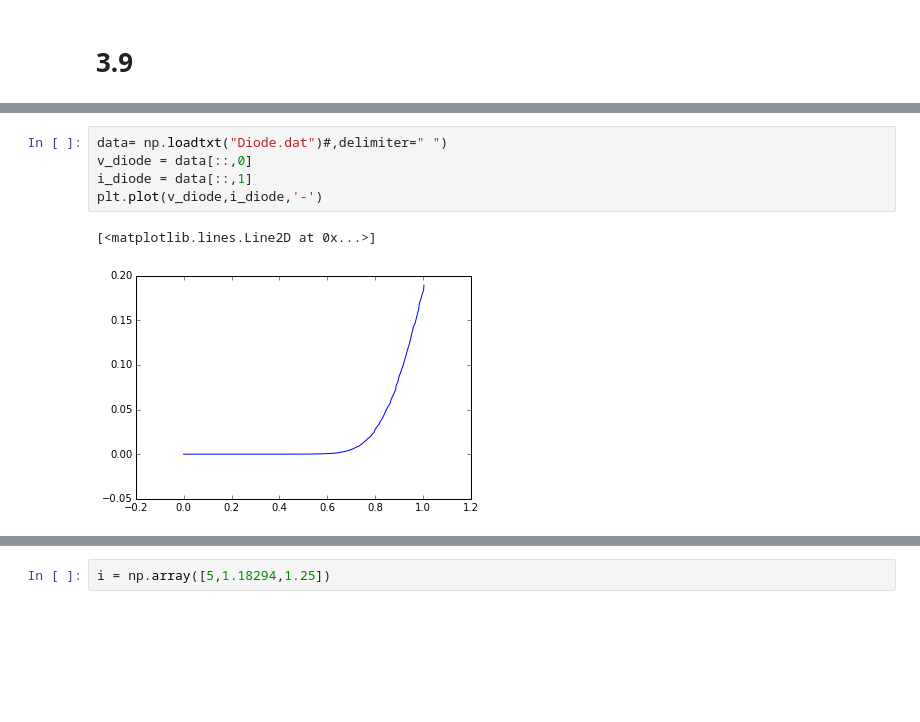
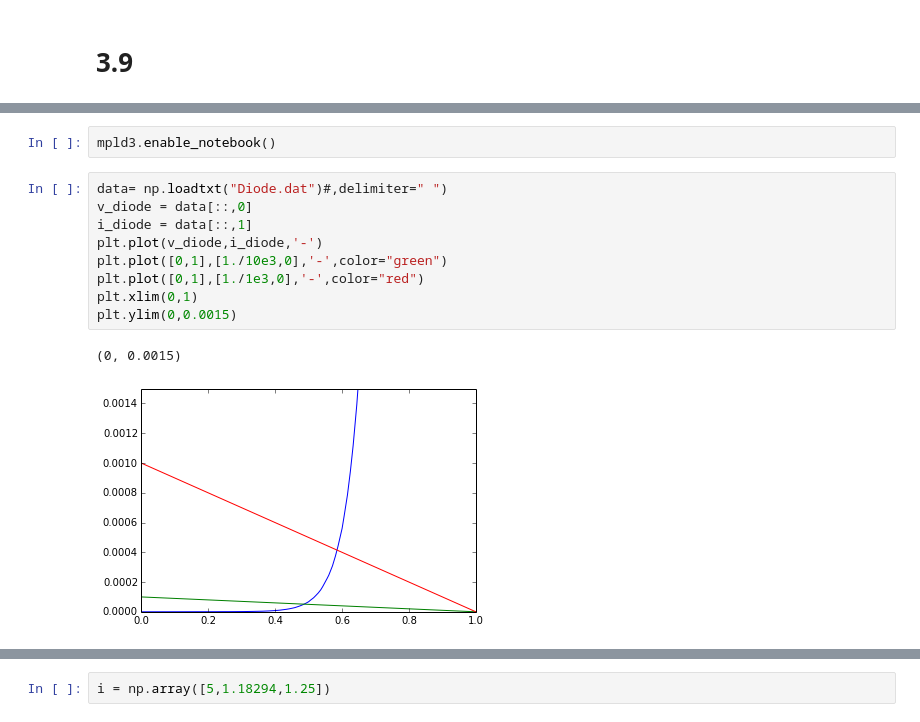
Before and after one commit to dorisjlee/111BSClab, a Jupyter notebook: lab3/Lab3.ipynb, the cells around one changed output, grey strips where cells are left out. Cells and saved outputs as stored; diff of their text form; blank space fills up the shorter version.

```diff
--- a/lab3/Lab3.ipynb
+++ b/lab3/Lab3.ipynb
@@ -263,10 +271,16 @@ cd data/final_diode/
 # %% [output]
 /Users/dorislee/Desktop/Spring_2015/Phys111/111BSClab/lab3/data/final_diode
+# %%
+mpld3.enable_notebook()
 # %%
 data= np.loadtxt("Diode.dat")#,delimiter=" ")
 v_diode = data[::,0]
 i_diode = data[::,1]
 plt.plot(v_diode,i_diode,'-')
+plt.plot([0,1],[1./10e3,0],'-',color="green")
+plt.plot([0,1],[1./1e3,0],'-',color="red")
+plt.xlim(0,1)
+plt.ylim(0,0.0015)
 # %% [output]
-[<matplotlib.lines.Line2D at 0x...>]
+(0, 0.0015)
-[figure, old version]
+[figure, new version]
```
Also changed, not shown: parts of 17 cells of this notebook, 22 other files.
